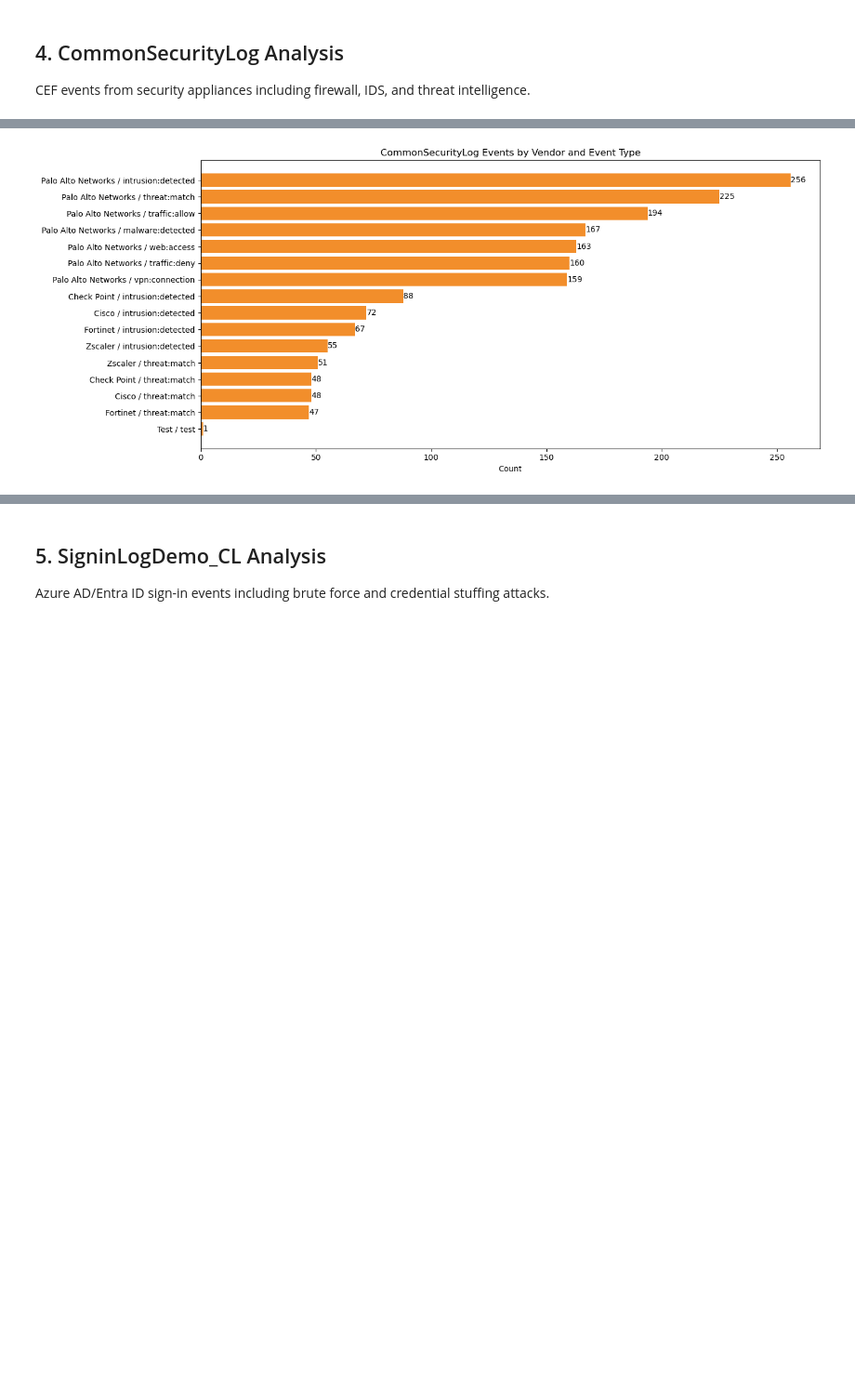
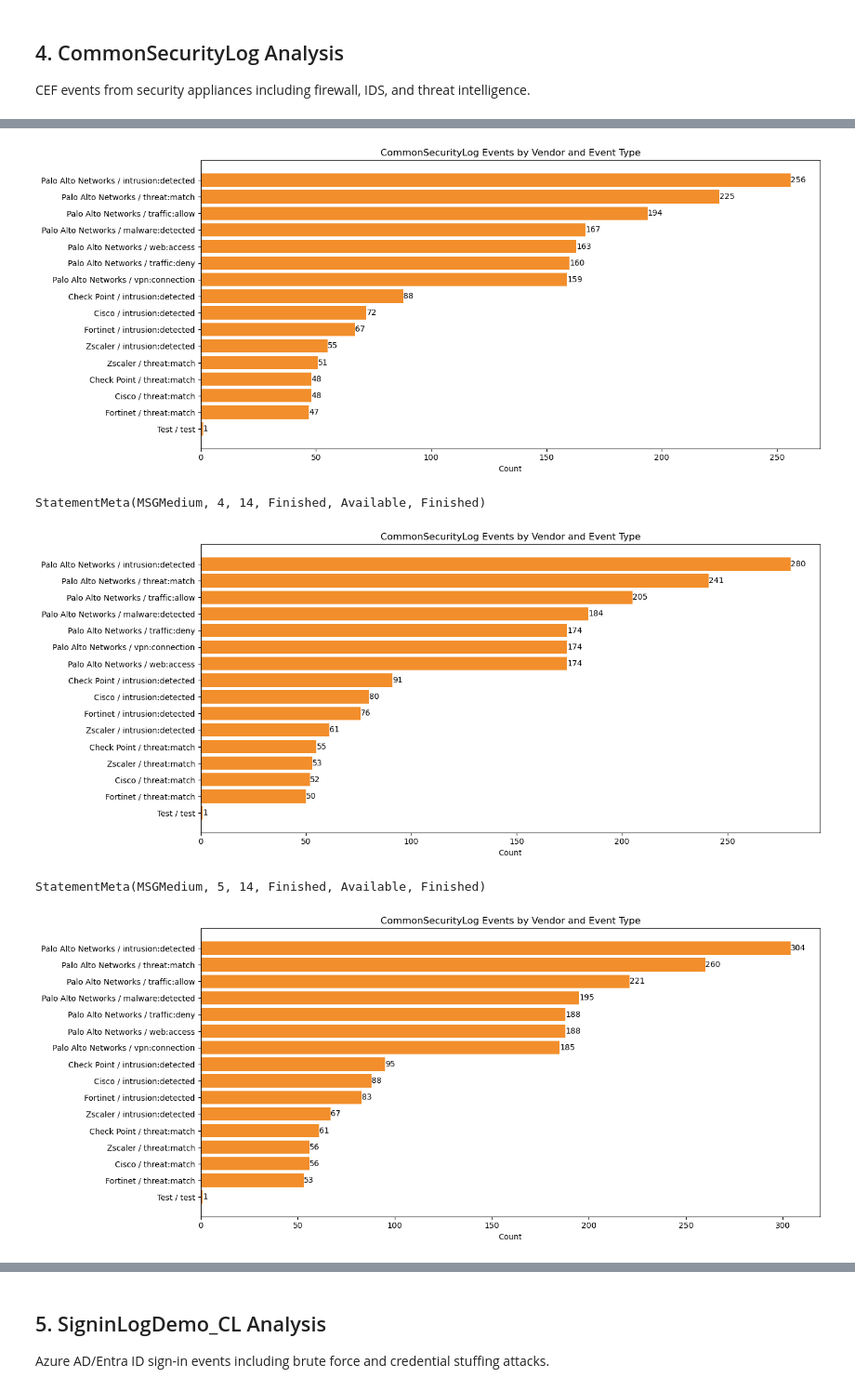
Before and after one commit to KingKongKent/Sentinel-Data-Generator, a Jupyter notebook: notebooks/sentinel_analysis.ipynb, the cells around one changed output, grey strips where cells are left out. Shown at 93% size. Cells and saved outputs as stored; diff of their text form; code cells hidden in the pictures; blank space fills up the shorter version.

```diff
--- a/notebooks/sentinel_analysis.ipynb
+++ b/notebooks/sentinel_analysis.ipynb
@@ -288,19 +351,23 @@ StatementMeta(MSGMedium, 3, 37, Finished, Available, Finished)
 # %%
 # Visualize CEF events by vendor
 pd_cef = cef_by_vendor.toPandas()
 
 fig, ax = plt.subplots(figsize=(14, 6))
 labels = pd_cef["DeviceVendor"] + " / " + pd_cef["DeviceEventClassID"]
 bars = ax.barh(labels, pd_cef["Count"], color="#f28e2b")
 ax.bar_label(bars)
 ax.set_xlabel("Count")
 ax.set_title("CommonSecurityLog Events by Vendor and Event Type")
 ax.invert_yaxis()
 plt.tight_layout()
-plt.show()
+show_plot()
 # %% [output]
 StatementMeta(MSGMedium, 3, 38, Finished, Available, Finished)
 [figure]
+StatementMeta(MSGMedium, 4, 14, Finished, Available, Finished)
+[figure, added]
+StatementMeta(MSGMedium, 5, 14, Finished, Available, Finished)
+[figure, added]
 # %%
 # Threat intelligence and intrusion detections
 threat_event_types = ["threat:match", "intrusion:detected", "malware:detected"]
```
Also changed, not shown: parts of 33 cells of this notebook.
